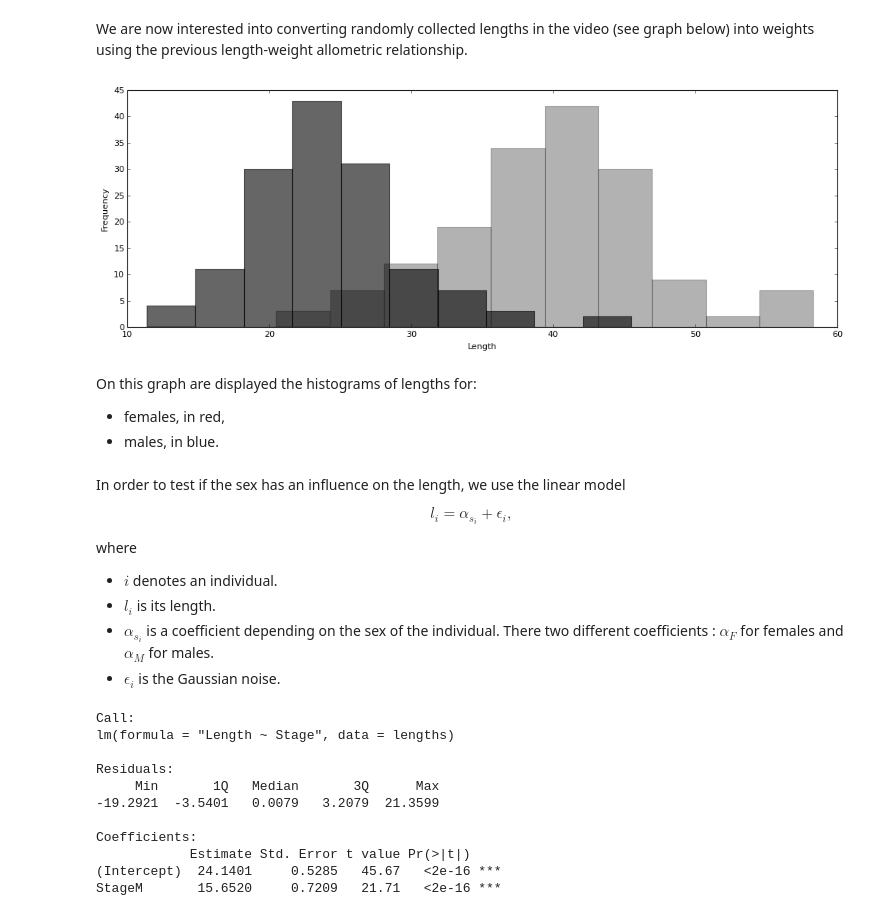
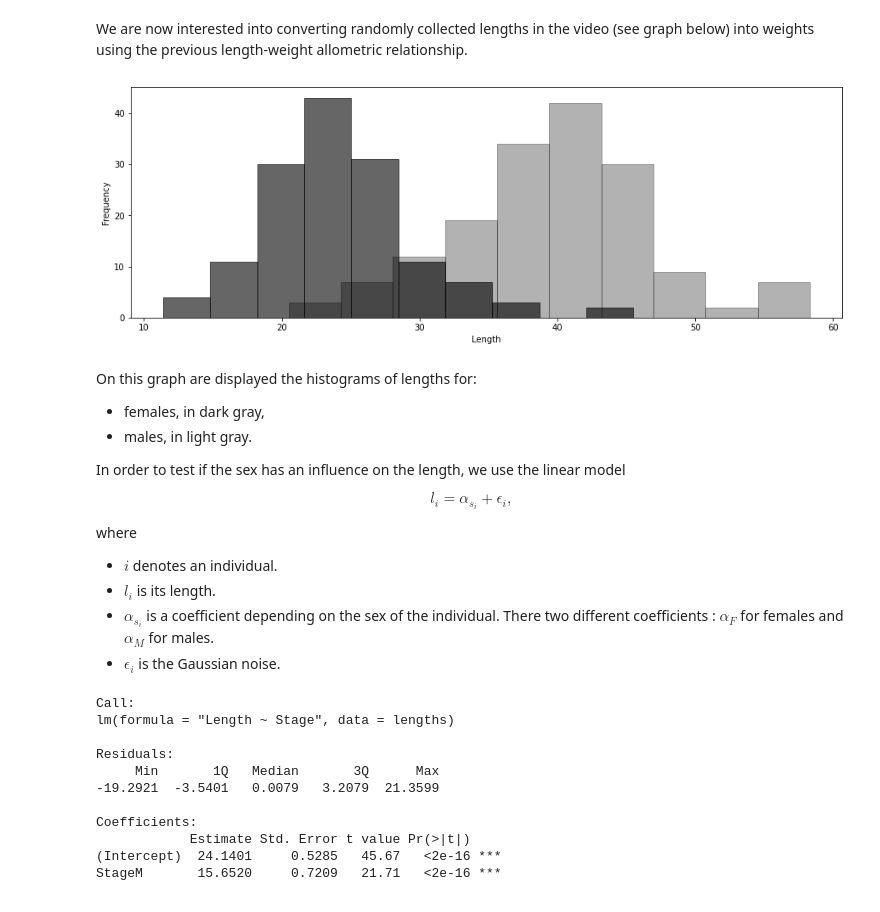
Before and after one commit to pfernique/RGHAFS20, a Jupyter notebook: RGHAFS20.ipynb, the cells around one changed output. Saved outputs shown, nothing was run; the diff lists cells and outputs as text; code cells hidden in the pictures.

```diff
--- a/RGHAFS20.ipynb
+++ b/RGHAFS20.ipynb
@@ -211,24 +155,28 @@ And the graphic below illustrate the adjustment of the linear model (red line) t
 # %% [markdown]
 We are now interested into converting randomly collected lengths in the video (see graph below) into weights using the previous length-weight allometric relationship.
 # %%
-lengths = read_csv(data/'lengths.csv', sep=',')
+lengths = read_csv(os.path.join('share',
+                                'lengths.csv'),
+                   sep=',')
 fig = plt.figure(figsize=(15,5))
 axes = plt.subplot(1,1,1)
 for sex, color in zip(['M', 'F'], [.3, .6]):
     axes.hist(lengths.Length[lengths.Stage == sex].tolist(),
-              alpha=color, color='k', normed=False)
-axes.set_xlabel('Length')
-axes.set_ylabel('Frequency')
+              alpha=color,
+              edgecolor='k',
+              color='k')
+_ = axes.set_xlabel('Length')
+_ = axes.set_ylabel('Frequency')
 fig.savefig('length.svg')
 %Rpush lengths
 # %% [output]
-[figure, old version]
+[figure, new version]
-# %% [markdown]
-On this graph are displayed the histograms of lengths for:
-
-* females, in red,
-* males, in blue.
 # %% [markdown]
+On this graph are displayed the histograms of lengths for:
+
+* females, in dark gray,
+* males, in light gray.
+
 In order to test if the sex has an influence on the length, we use the linear model
 
 $$ l_i = \alpha_{s_i} + \epsilon_i,$$
```
Also changed, not shown: parts of 33 cells of this notebook, 3 other files.
